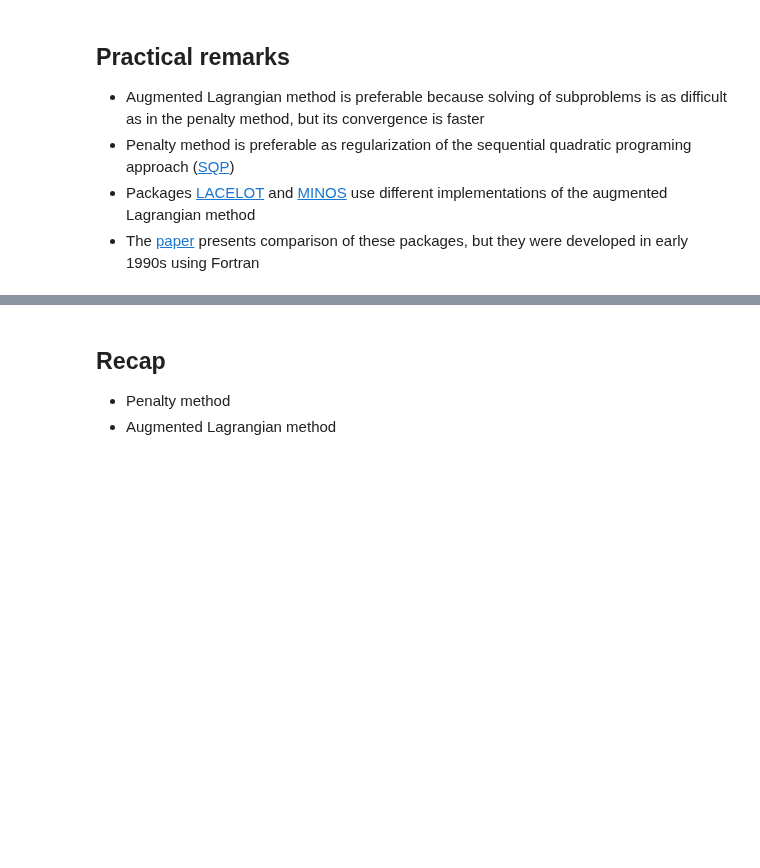
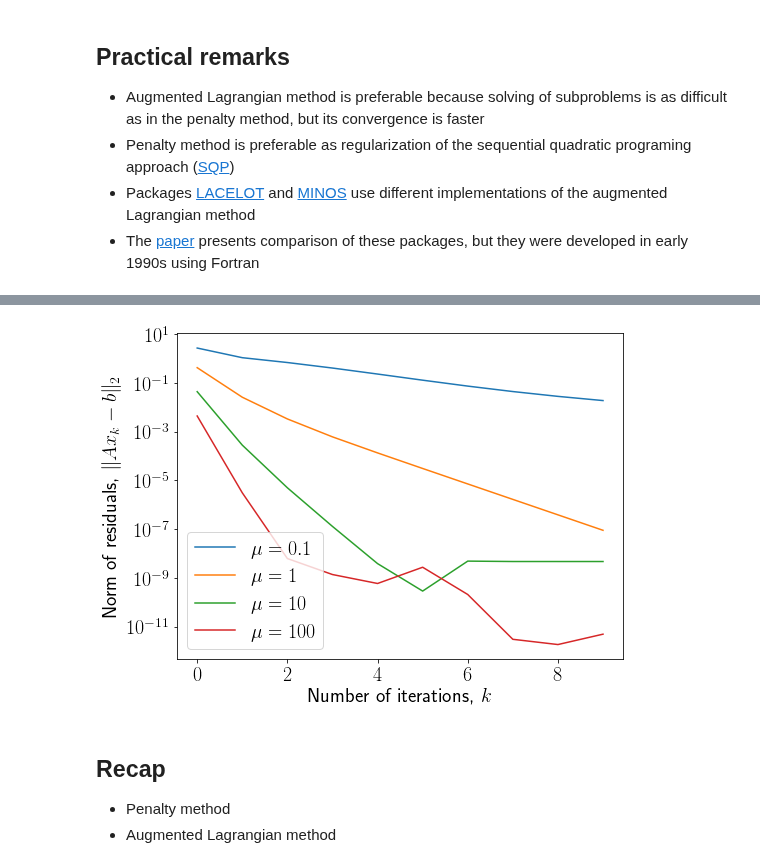
Before and after one commit to amkatrutsa/optimization_course, a Jupyter notebook: 21-Penalty/Seminar21en.ipynb, the cells around one changed output, grey strips where cells are left out. Saved outputs shown, nothing was run; the diff lists cells and outputs as text; code cells hidden in the pictures; blank space fills up the shorter version.

```diff
--- a/21-Penalty/Seminar21en.ipynb
+++ b/21-Penalty/Seminar21en.ipynb
@@ -237,3 +317,15 @@ $$
+# %%
+plt.figure(figsize=(8, 6))
+fontsize=20
+for mu in mus:
+    plt.semilogy(conv_res[mu], label=r"$\mu = {}$".format(mu))
+plt.legend(fontsize=fontsize)
+plt.xlabel("Number of iterations, $k$", fontsize=fontsize)
+plt.ylabel("Norm of residuals, $\|Ax_k - b\|_2$", fontsize=fontsize)
+plt.xticks(fontsize=fontsize)
+_ = plt.yticks(fontsize=fontsize)
+# %% [output]
+[figure, added]
 # %% [markdown]
 ## Recap
 
```
Also changed, not shown: parts of 6 cells of this notebook, 1 other file.
